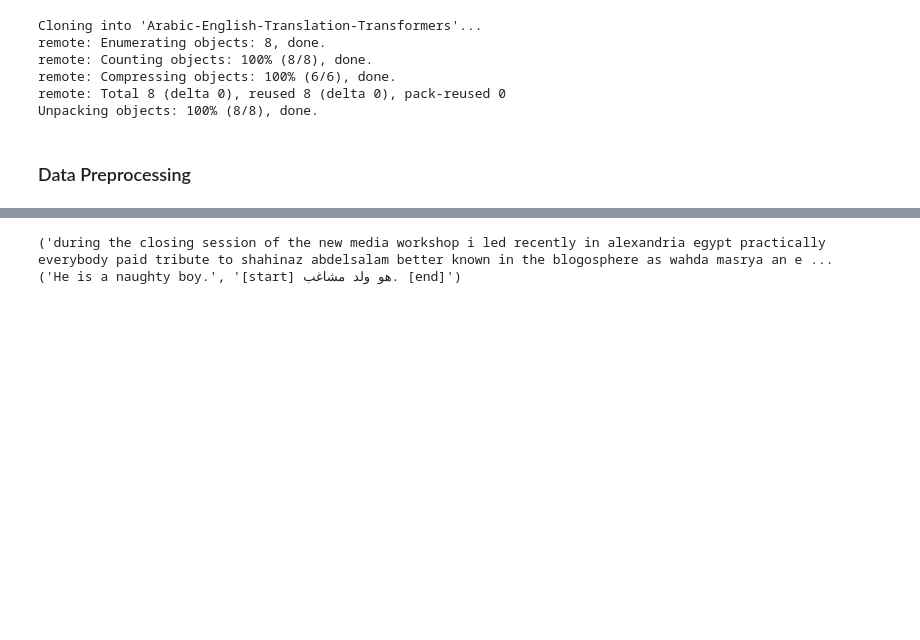
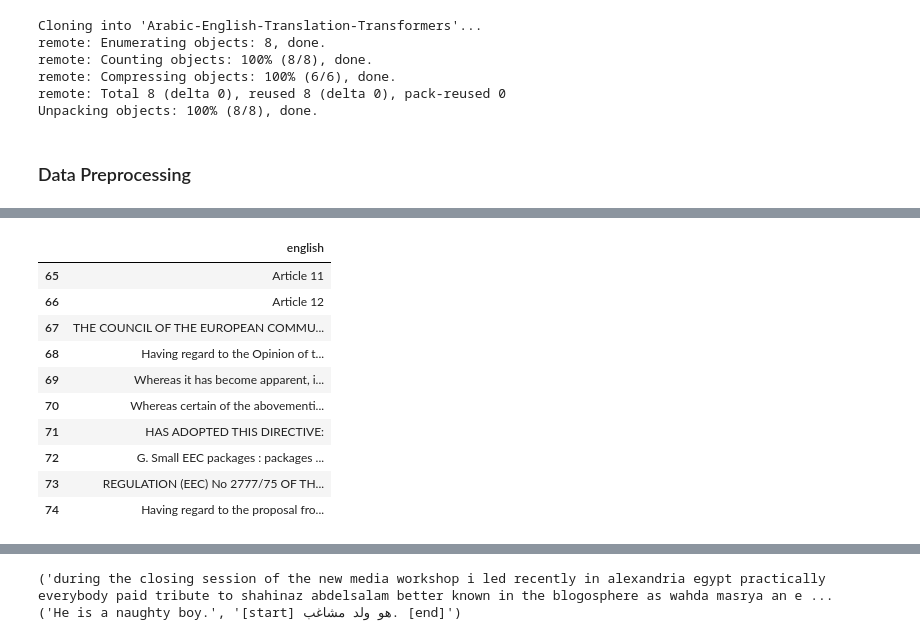
Before and after one commit to moaaztaha/Arabic-English-Translation-Transformers, a Jupyter notebook: simple_transformer_.ipynb, the cells around one changed output, grey strips where cells are left out. Saved outputs shown, nothing was run; the diff lists cells and outputs as text; code cells hidden in the pictures; blank space fills up the shorter version.

```diff
--- a/simple_transformer_.ipynb
+++ b/simple_transformer_.ipynb
@@ -33,0 +96,15 @@ df.head()
+# %%
+a, b = 65, 75
+df_en[a: b]
+# %% [output]
+|  | english |
+| 65 | Article 11 |
+| 66 | Article 12 |
+| 67 | THE COUNCIL OF THE EUROPEAN COMMU... |
+| 68 | Having regard to the Opinion of t... |
+| 69 | Whereas it has become apparent, i... |
+| 70 | Whereas certain of the abovementi... |
+| 71 | HAS ADOPTED THIS DIRECTIVE: |
+| 72 | G. Small EEC packages : packages ... |
+| 73 | REGULATION (EEC) No 2777/75 OF TH... |
+| 74 | Having regard to the proposal fro... |
```
Also changed, not shown: parts of 18 cells of this notebook, 5 other files.
